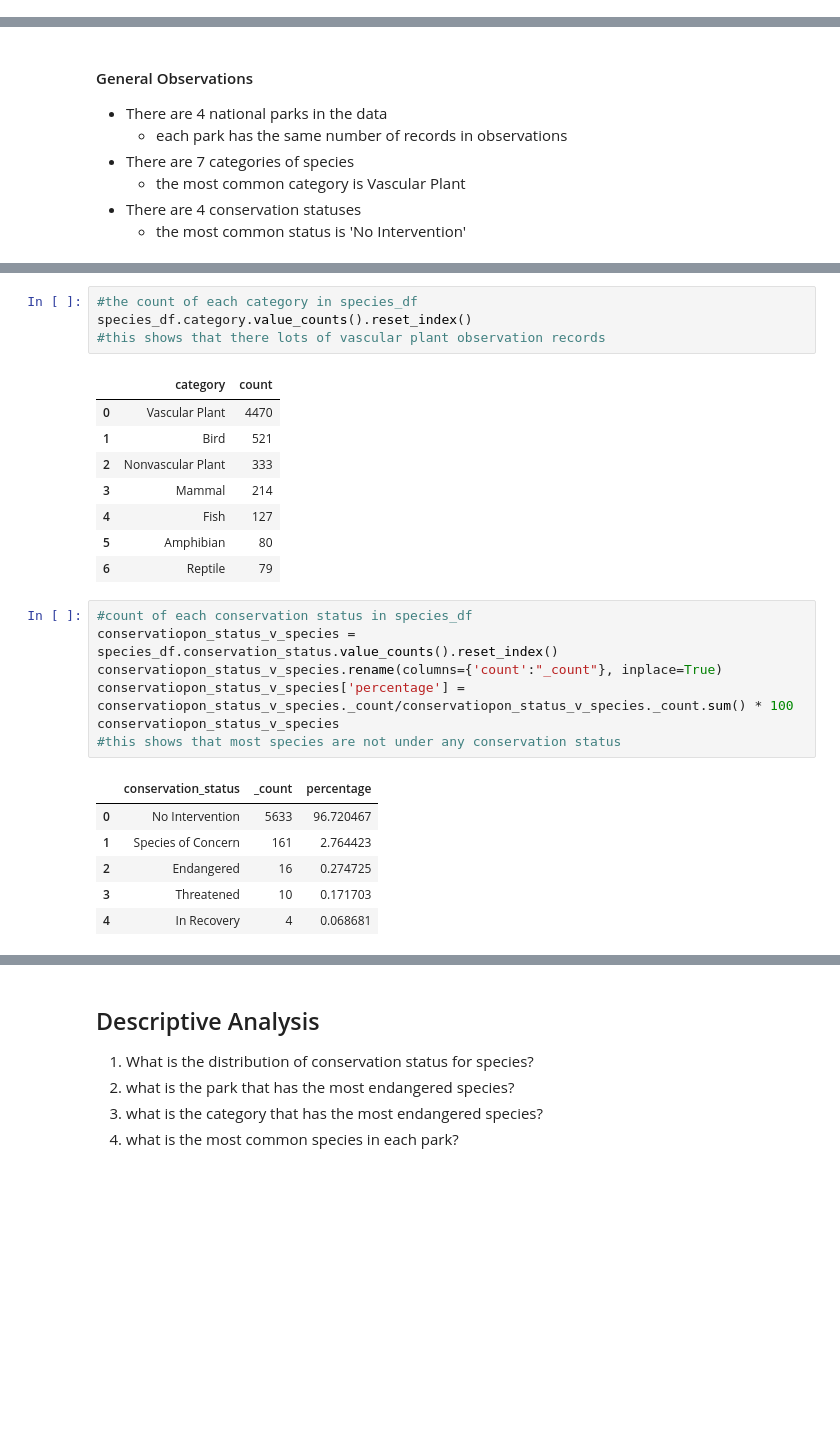
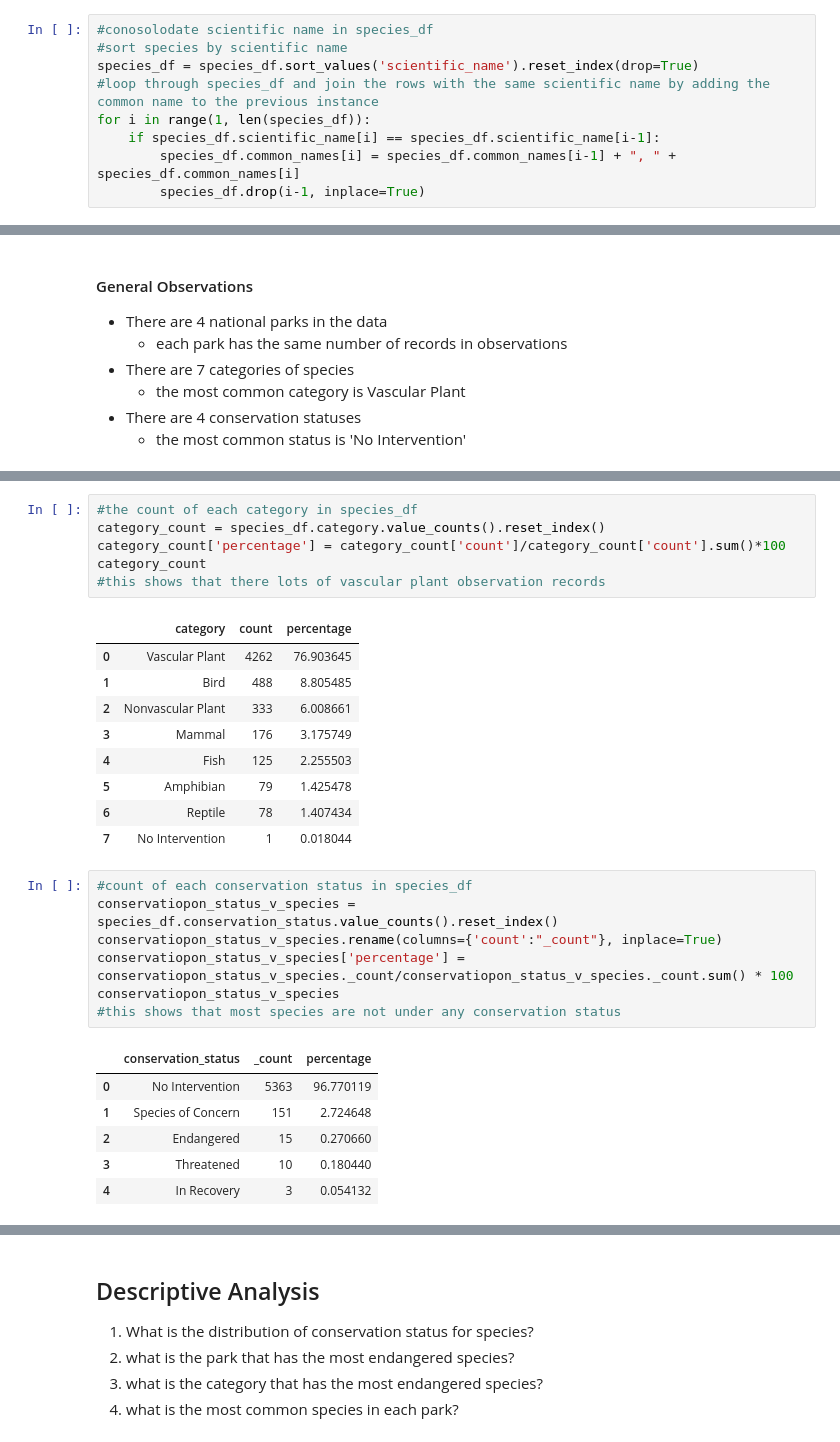
Before and after one commit to zxtheo/Codecademy-biodiversity-project, a Jupyter notebook: biodiversity.ipynb, the cells around one changed output, grey strips where cells are left out. Saved outputs shown, nothing was run; the diff lists cells and outputs as text; blank space fills up the shorter version.

```diff
--- a/biodiversity.ipynb
+++ b/biodiversity.ipynb
@@ -202,0 +180,9 @@ pass
+# %%
+#conosolodate scientific name in species_df
+#sort species by scientific name
+species_df = species_df.sort_values('scientific_name').reset_index(drop=True)
+#loop through species_df and join the rows with the same scientific name by adding the common name to the previous instance
+for i in range(1, len(species_df)):
+    if species_df.scientific_name[i] == species_df.scientific_name[i-1]:
+        species_df.common_names[i] = species_df.common_names[i-1] + ", " + species_df.common_names[i]
+        species_df.drop(i-1, inplace=True)
@@ -233,16 +229,19 @@ observations_df.park_name.value_counts().reset_index()
 # %%
 #the count of each category in species_df
-species_df.category.value_counts().reset_index()
+category_count = species_df.category.value_counts().reset_index()
+category_count['percentage'] = category_count['count']/category_count['count'].sum()*100
+category_count
 #this shows that there lots of vascular plant observation records
 # %% [output]
-|  | category | count |
-| 0 | Vascular Plant | 4470 |
-| 1 | Bird | 521 |
-| 2 | Nonvascular Plant | 333 |
-| 3 | Mammal | 214 |
-| 4 | Fish | 127 |
-| 5 | Amphibian | 80 |
-| 6 | Reptile | 79 |
+|  | category | count | percentage |
+| 0 | Vascular Plant | 4262 | 76.903645 |
+| 1 | Bird | 488 | 8.805485 |
+| 2 | Nonvascular Plant | 333 | 6.008661 |
+| 3 | Mammal | 176 | 3.175749 |
+| 4 | Fish | 125 | 2.255503 |
+| 5 | Amphibian | 79 | 1.425478 |
+| 6 | Reptile | 78 | 1.407434 |
+| 7 | No Intervention | 1 | 0.018044 |
 # %%
 #count of each conservation status in species_df
 conservatiopon_status_v_species = species_df.conservation_status.value_counts().reset_index()
@@ -252,11 +251,11 @@ conservatiopon_status_v_species
 #this shows that most species are not under any conservation status
 # %% [output]
 |  | conservation_status | _count | percentage |
-| 0 | No Intervention | 5633 | 96.720467 |
-| 1 | Species of Concern | 161 | 2.764423 |
-| 2 | Endangered | 16 | 0.274725 |
-| 3 | Threatened | 10 | 0.171703 |
-| 4 | In Recovery | 4 | 0.068681 |
+| 0 | No Intervention | 5363 | 96.770119 |
+| 1 | Species of Concern | 151 | 2.724648 |
+| 2 | Endangered | 15 | 0.270660 |
+| 3 | Threatened | 10 | 0.180440 |
+| 4 | In Recovery | 3 | 0.054132 |
 # %% [markdown]
 #### Deeper Observations
 
```
Also changed, not shown: parts of 21 cells of this notebook, 4 other files.
